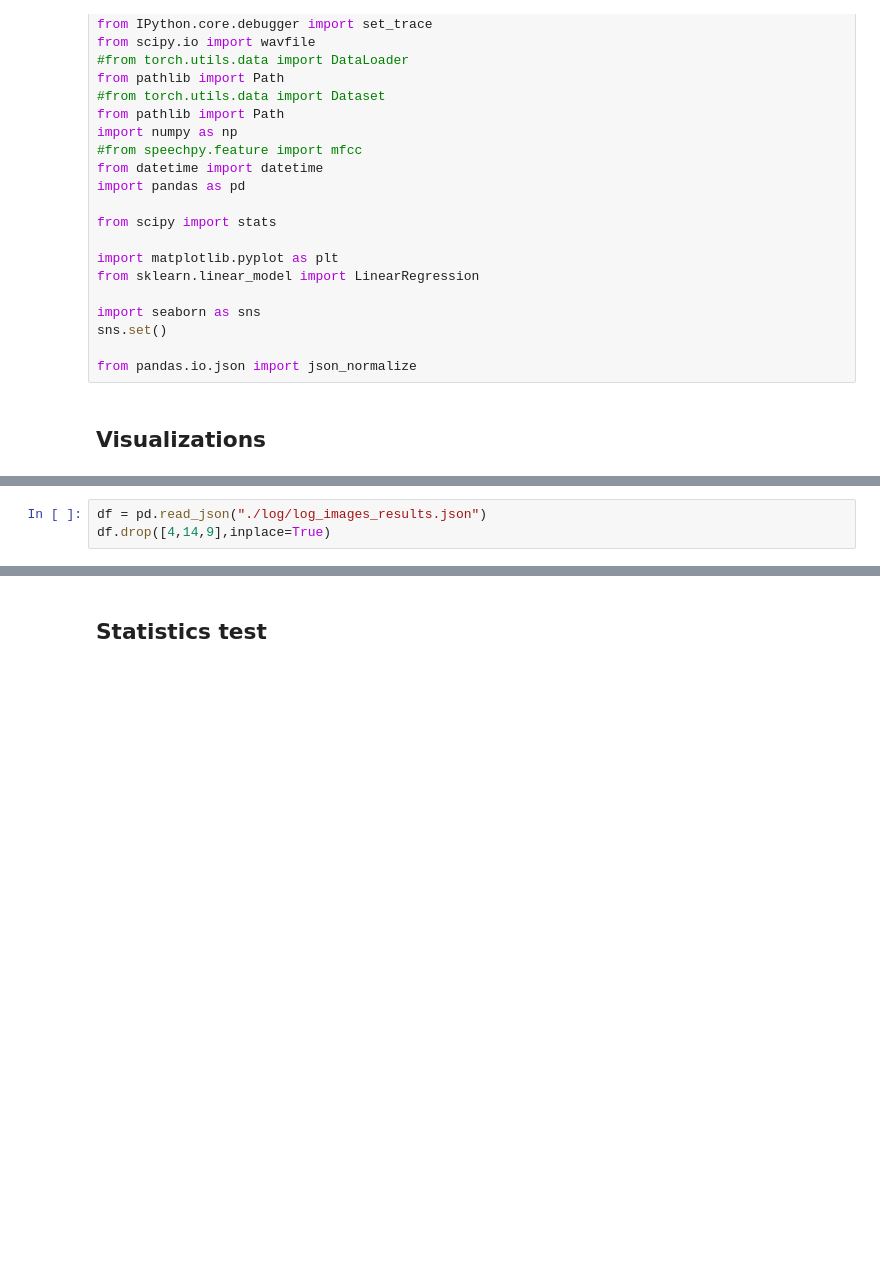
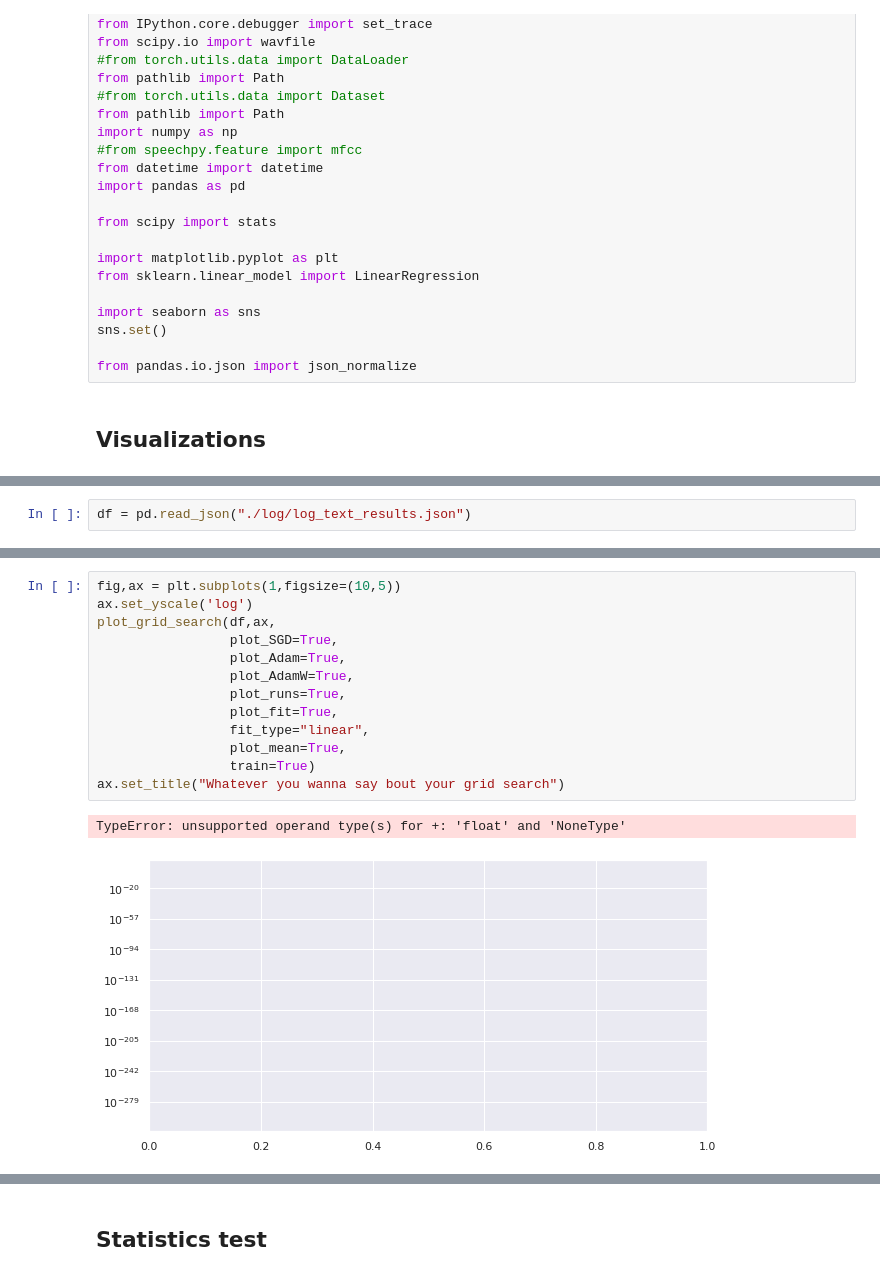
Before and after one commit to ymentha14/FromAdamtoW, a Jupyter notebook: visu_stat.ipynb, the cells around one changed output, grey strips where cells are left out. Drawn from its saved outputs; the diff is of its cells as text; blank space fills up the shorter version.

```diff
--- a/visu_stat.ipynb
+++ b/visu_stat.ipynb
@@ -130,3 +202,2 @@ def plot_losses_fits(losses,axes,colors,title=""):
 # %%
-df = pd.read_json("./log/log_images_results.json")
-df.drop([4,14,9],inplace=True)
+df = pd.read_json("./log/log_text_results.json")
@@ -209,0 +224,16 @@ student_test(x_adam,y_adam,x_adamw,y_adamw)
+# %%
+fig,ax = plt.subplots(1,figsize=(10,5))
+ax.set_yscale('log')
+plot_grid_search(df,ax,
+                 plot_SGD=True,
+                 plot_Adam=True,
+                 plot_AdamW=True,
+                 plot_runs=True,
+                 plot_fit=True,
+                 fit_type="linear",
+                 plot_mean=True,
+                 train=True)
+ax.set_title("Whatever you wanna say bout your grid search")
+# %% [output]
+TypeError: unsupported operand type(s) for +: 'float' and 'NoneType'
+[figure, added]
```
Also changed, not shown: parts of 12 cells of this notebook, 1 other file.
